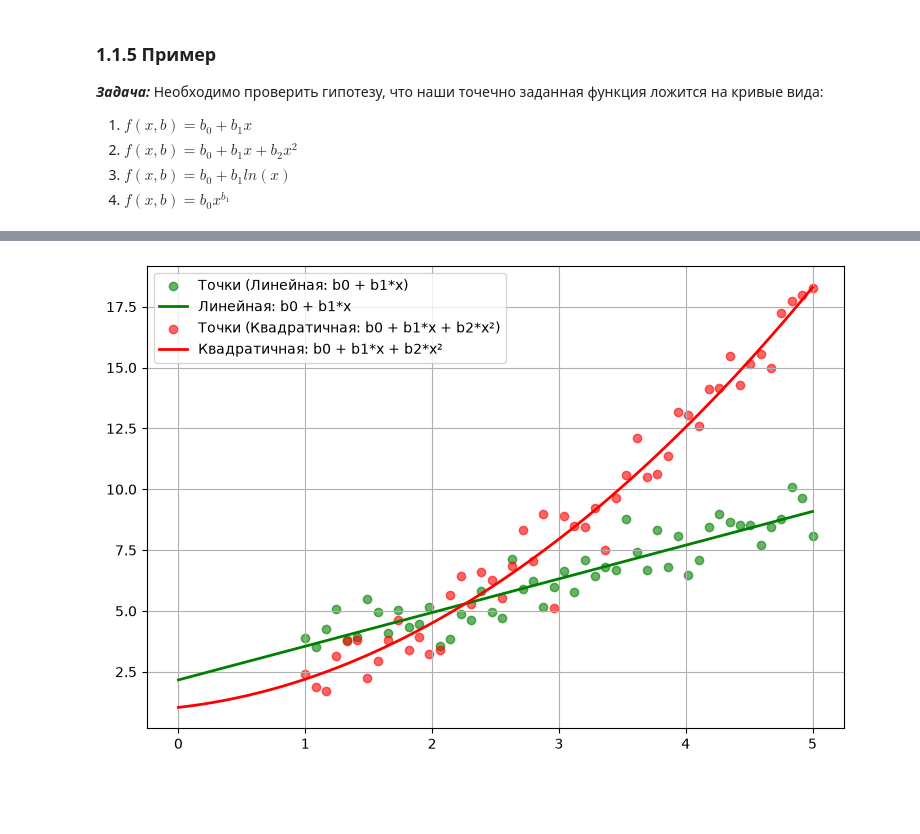
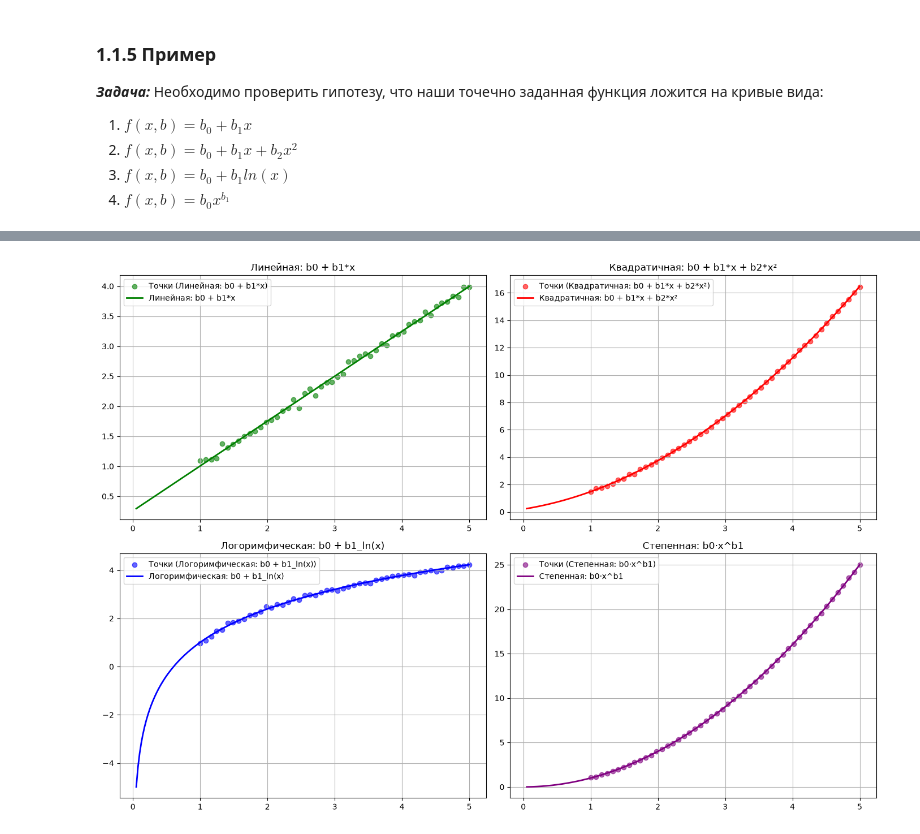
Before and after one commit to freemax-0602/ML, a Jupyter notebook: workbook-4/workbook-4.ipynb, the cells around one changed output, grey strips where cells are left out. Cells and saved outputs as stored; diff of their text form; code cells hidden in the pictures; blank space fills up the shorter version.

```diff
--- a/workbook-4/workbook-4.ipynb
+++ b/workbook-4/workbook-4.ipynb
@@ -295,15 +295,22 @@ plt.show()
 # общая логика: обучение, расчет ошибки, составления графика
 class BaseFitter:
     # Добавьте color='blue' сюда, в скобки:
-    def __init__(self, name, color='blue'):
+    def __init__(self, name, color, beta_true):
         self.name = name
-        self.color = color  # И сохраните его в атрибут объекта
+        self.color = color
+        self.beta_true = beta_true
         self.beta_opt = None
         self.beta_cov = None
 
     @staticmethod
     def formula(x, *beta):
         raise NotImplementedError("Нужно определить формулу в дочернем классе")
+
+    def generate_data(self, N=50, noise=0.05, x_range=(1, 5), seed=42):
+       x = np.linspace(*x_range, N)
+       y_clean = self.formula(x, *self.beta_true)
+       y = y_clean + noise * np.random.randn(len(x))
+       return x, y
 
     def fit(self, xdata, ydata):
         self.beta_opt, self.beta_cov = curve_fit(self.formula, xdata, ydata)
@@ -329,80 +336,67 @@ class BaseFitter:
         y_pred = self.predict(x_range)
         ax.plot(x_range, y_pred, color=self.color, lw=2, label=self.name)
 
+# 1) Линейная:  f(x) = b0 + b1·x
 class LinearModel(BaseFitter):
-
-  # Передаем цвет при создании объекта и пробрасываем его в super()
   def __init__(self):
-    super().__init__(name='Линейная: b0 + b1*x', color="green")
+    super().__init__(name='Линейная: b0 + b1*x', color="green", beta_true=(0.25, 0.75))
 
   @staticmethod
   def formula(x, b0, b1):
     return b0 + b1 * x
 
-
+# 2) Квадратичная:  f(x) = b0 + b1·x + b2·x²
 class QuadraticModel(BaseFitter):
   def __init__(self):
-    super().__init__(name='Квадратичная: b0 + b1*x + b2*x²', color='red')
+    super().__init__(name='Квадратичная: b0 + b1*x + b2*x²', color='red', beta_true=(0.25, 0.75, 0.5))
 
   @staticmethod
   def formula(x, b0, b1, b2):
     return b0 + b1 * x + b2 * x**2
 
+# 3) Логарифмическая:  f(x) = b0 + b1·ln(x)
 class LogorithmicModel(BaseFitter):
     def __init__(self):
-        super().__init__(name='Логоримфическая: b0 + b1_ln(x)', color='blue')
+        super().__init__(name='Логоримфическая: b0 + b1_ln(x)', color='blue', beta_true=(1.0, 2.0))
 
     @staticmethod
     def formula(x, b0, b1):
         return b0 + b1 * np.log(x)
 
 
+# 4) Степенная:  f(x) = b0·x^b1
+class PowerModel(BaseFitter):
+    def __init__(self):
+      super().__init__(name='Степенная: b0·x^b1', color='purple', beta_true=(1.0, 2.0))
+
+    @staticmethod
+    def formula(x, b0, b1):
+       return b0 * x ** b1
+
 if __name__ == '__main__':
-    np.random.seed(42)
 
-    # Генерируем свой набор точек для линейной модели
-    x_lin = np.linspace(1, 5, 50)
-    y_lin = 2.0 + 1.5 * x_lin + np.random.normal(0, 0.8, len(x_lin))
+    models = [LinearModel(), QuadraticModel(), LogorithmicModel(), PowerModel()]
 
-    # Генерируем отдельный набор точек для квадратичной модели
-    x_quad = np.linspace(1, 5, 50)
-    y_quad = 1.0 + 0.5 * x_quad + 0.6 * x_quad**2 + np.random.normal(0, 1.0, len(x_quad))
+    datasets = [m.generate_data(N=50, noise=0.05) for m in models]
 
-    # Генерируем отдельный набор точек для логорифмической модели
-    x_log = np.linspace(1, 5, 50)
-    y_log = 2.0 + 1.5 * x_lin + np.random.normal(0, 0.8, len(x_log))
+    # Обучение + вывод
+    for model, (xd, yd) in zip(models, datasets):
+        model.fit(xd, yd)
+        print(f'{model.name}:')
+        print(f'  истинные:  {model.beta_true}')
+        print(f'  найденные: {tuple(np.round(model.beta_opt, 4))}')
+        print(f'  RSS = {model.get_squared_error(xd, yd):.4f}\n')
 
-    # Создаем объекты
-    linear = LinearModel()
-    quad = QuadraticModel()
-    log = LogorithmicModel()
+    # Графики 2×2
+    fig, axes = plt.subplots(2, 2, figsize=(14, 10))
+    x_smooth = np.linspace(0.05, 5, 200)
 
-    # Обучаем каждую модель на своих данных
-    linear.fit(x_lin, y_lin)
-    quad.fit(x_quad, y_quad)
-    log.fit(x_log, y_log)
+    for ax, model, (xd, yd) in zip(axes.flatten(), models, datasets):
+        model.plot_data(ax, xd, yd)
+        model.plot_curve(ax, x_smooth)
+        ax.set_title(model.name)
+        ax.legend(); ax.grid(True)
 
-    # Выводим результаты в консоль
-    print(f'{linear.name}: коэффициенты = {np.round(linear.beta_opt, 2)}')
-    print(f'Квадратичная ошибка: {linear.get_squared_error(xdata, ydata):.2f}\n')
-
-    print(f'{quad.name}: коэффициенты = {np.round(quad.beta_opt, 2)}')
-    print(f'Квадратичная ошибка: {quad.get_squared_error(xdata, ydata):.2f}\n')
-
-    print(f'{log.name}: коэффиценты = {np.round(linear.beta_opt, 2)}')
-    print(f'Квадратичная ошбика: {quad.get_squared_error(xdata, ydata):.2f}\n')
-
-    # Строим график
-    fig, ax = plt.subplots(figsize=(9, 6))
-    x_smooth = np.linspace(0, 5, 100)
-
-    linear.plot_data(ax, x_lin, y_lin)
-    linear.plot_curve(ax, x_smooth)
-
-    quad.plot_data(ax, x_quad, y_quad)
-    quad.plot_curve(ax, x_smooth)
-
-    ax.grid(True)
-    ax.legend()
+    plt.tight_layout()
     plt.show()
 # %% [output]
@@ -417 +422 @@ if __name__ == '__main__':
-[figure, old version]
+[figure, new version]
```
Also changed, not shown: parts of 6 cells of this notebook, 5 other files.
